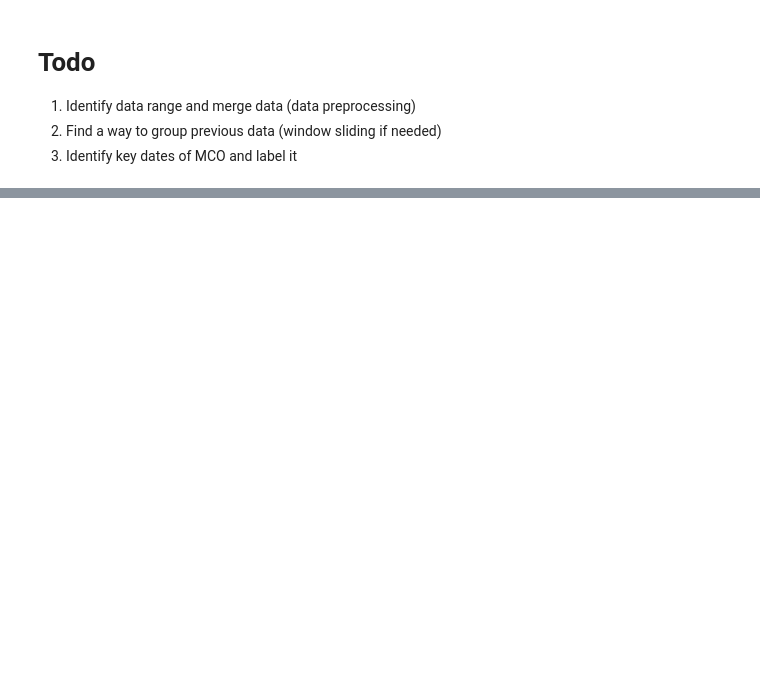
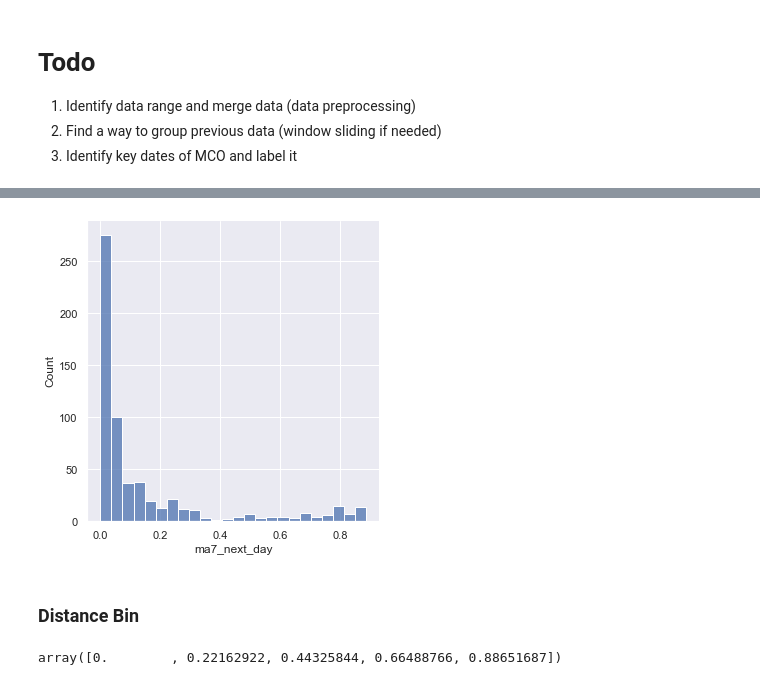
Before and after one commit to BingQuanChua/COVID-19-Msia-Cases-And-Vaccination, a Jupyter notebook: DM_Classification.ipynb, the cells around one changed output, grey strips where cells are left out. Cells and saved outputs as stored; diff of their text form; code cells hidden in the pictures; blank space fills up the shorter version.

```diff
--- a/DM_Classification.ipynb
+++ b/DM_Classification.ipynb
@@ -95,0 +418,5 @@ trace_malaysia.head(3)
+# %%
+sns.displot(df_merged_cleaned, x='ma7_next_day')
+plt.show()
+# %% [output]
+[figure, added]
@@ -95,0 +428,9 @@ trace_malaysia.head(3)
+# %% [markdown]
+### Distance Bin
+# %%
+bins_distance = np.linspace(min(df_merged_cleaned['ma7_next_day']),\
+                            max(df_merged_cleaned['ma7_next_day']),\
+                            bin_num+1) # for 4 bins, you need 5 edges
+bins_distance
+# %% [output]
+array([0.        , 0.22162922, 0.44325844, 0.66488766, 0.88651687])
```
Also changed, not shown: parts of 78 cells of this notebook.
